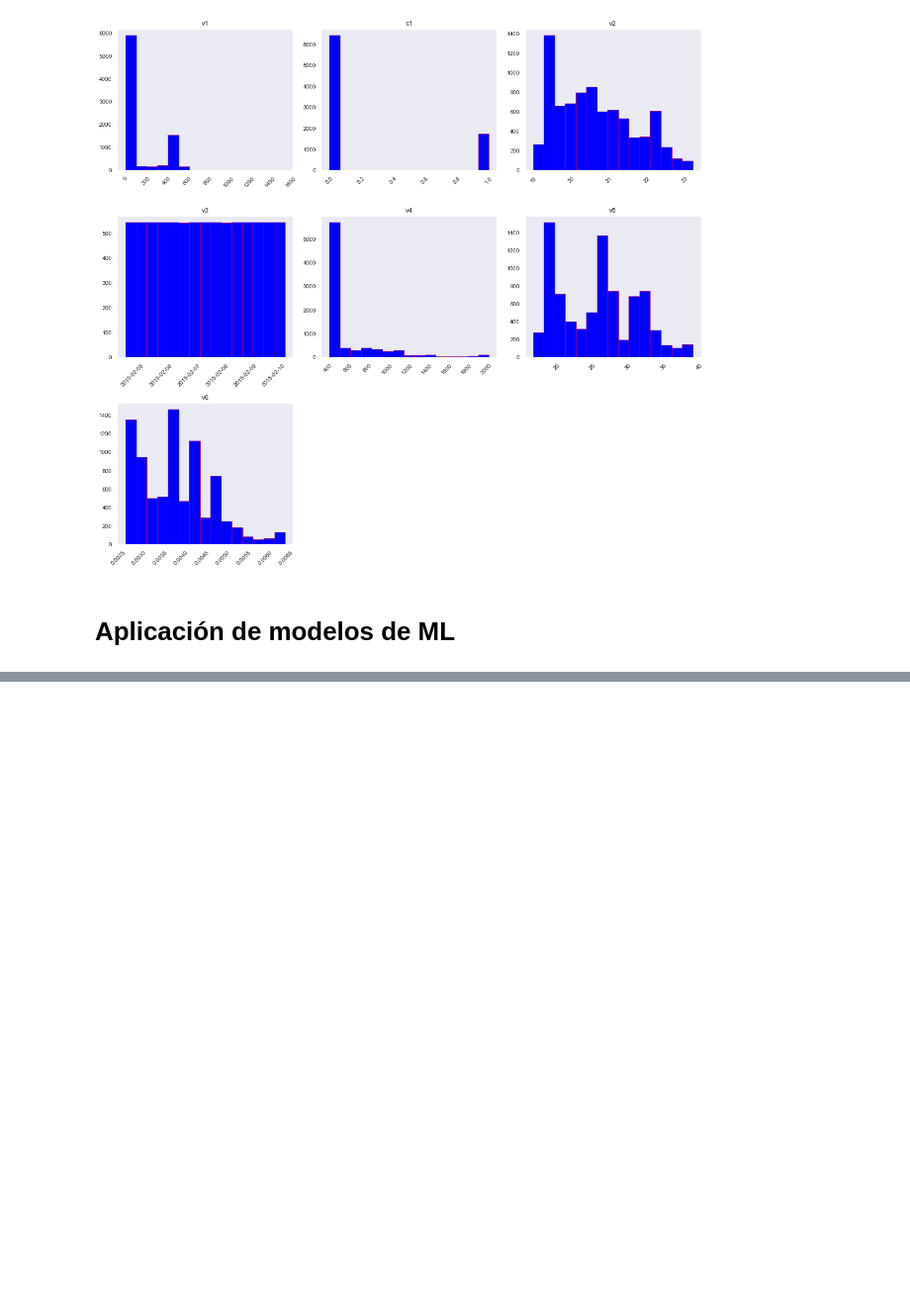
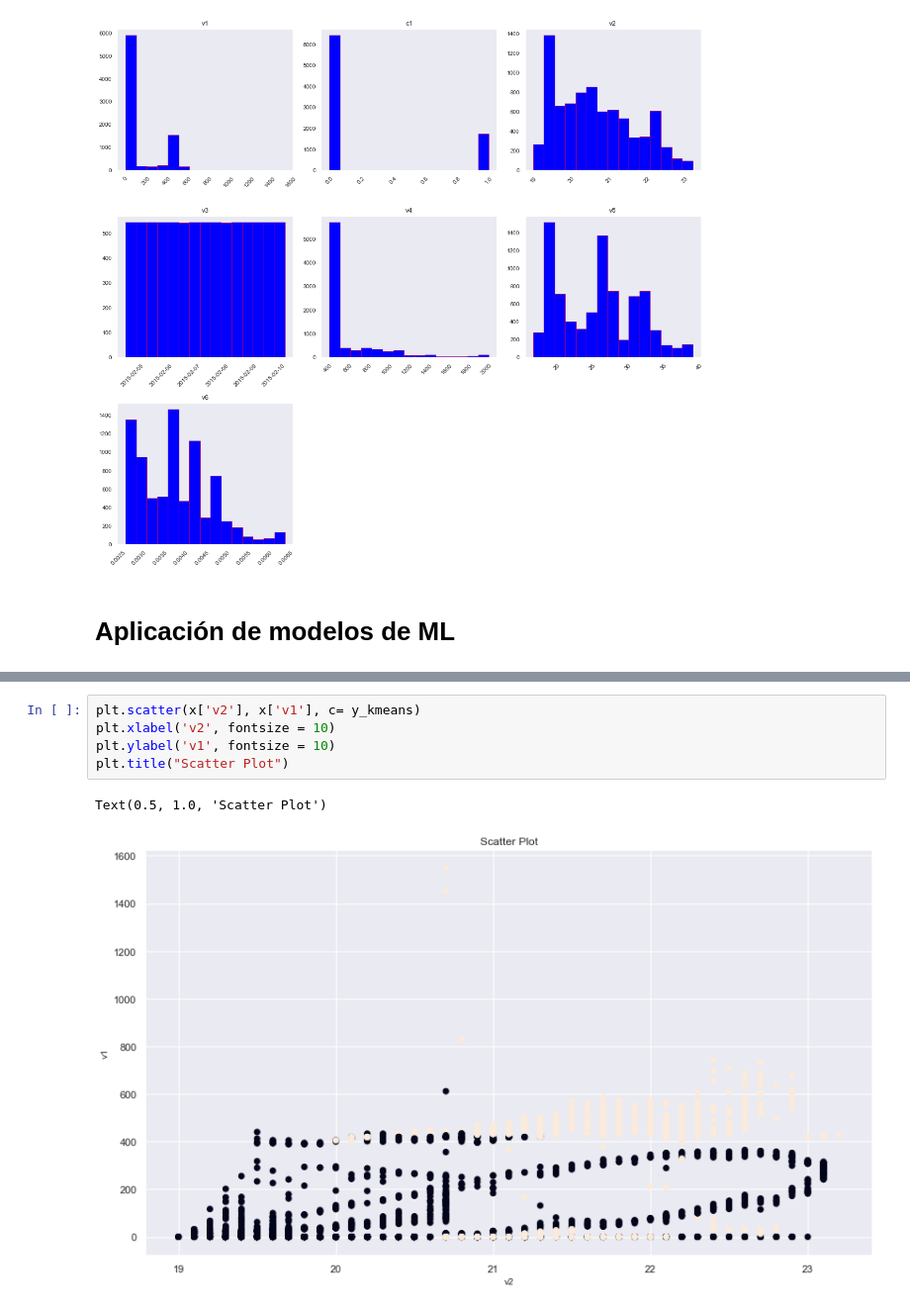
Before and after one commit to JesusAntonio9/VINKOS_TEST, a Jupyter notebook: Prueba ciencia de datos.ipynb, the cells around one changed output, grey strips where cells are left out. Shown at 99% size. Saved outputs shown, nothing was run; the diff lists cells and outputs as text; blank space fills up the shorter version.

```diff
--- a/Prueba ciencia de datos.ipynb
+++ b/Prueba ciencia de datos.ipynb
@@ -517,0 +618,8 @@ plt.tight_layout(rect=(0, 0, 1.5, 1.5))
+# %%
+plt.scatter(x['v2'], x['v1'], c= y_kmeans)
+plt.xlabel('v2', fontsize = 10)
+plt.ylabel('v1', fontsize = 10)
+plt.title("Scatter Plot")
+# %% [output]
+Text(0.5, 1.0, 'Scatter Plot')
+[figure, added]
```
Also changed, not shown: parts of 19 cells of this notebook.
